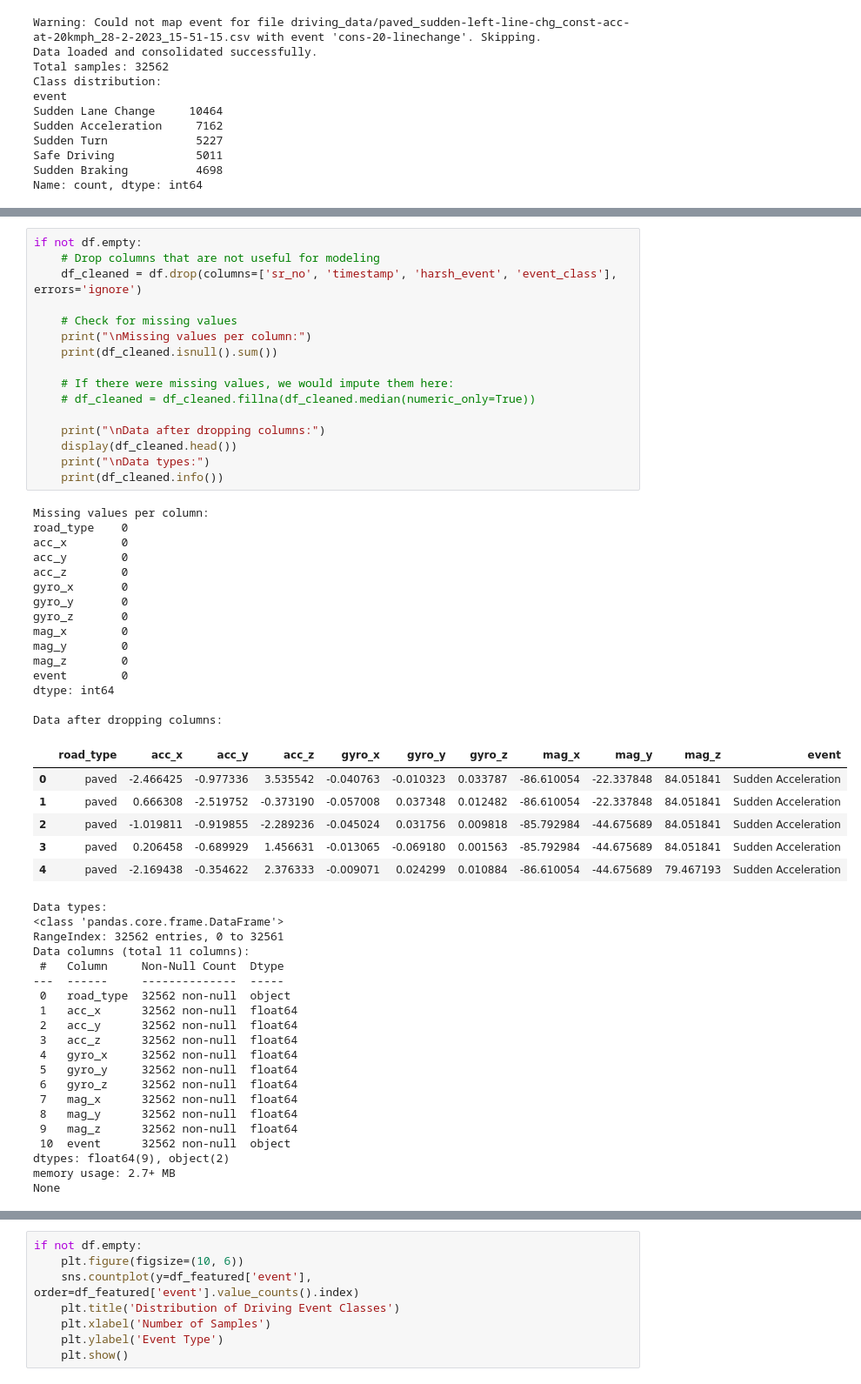
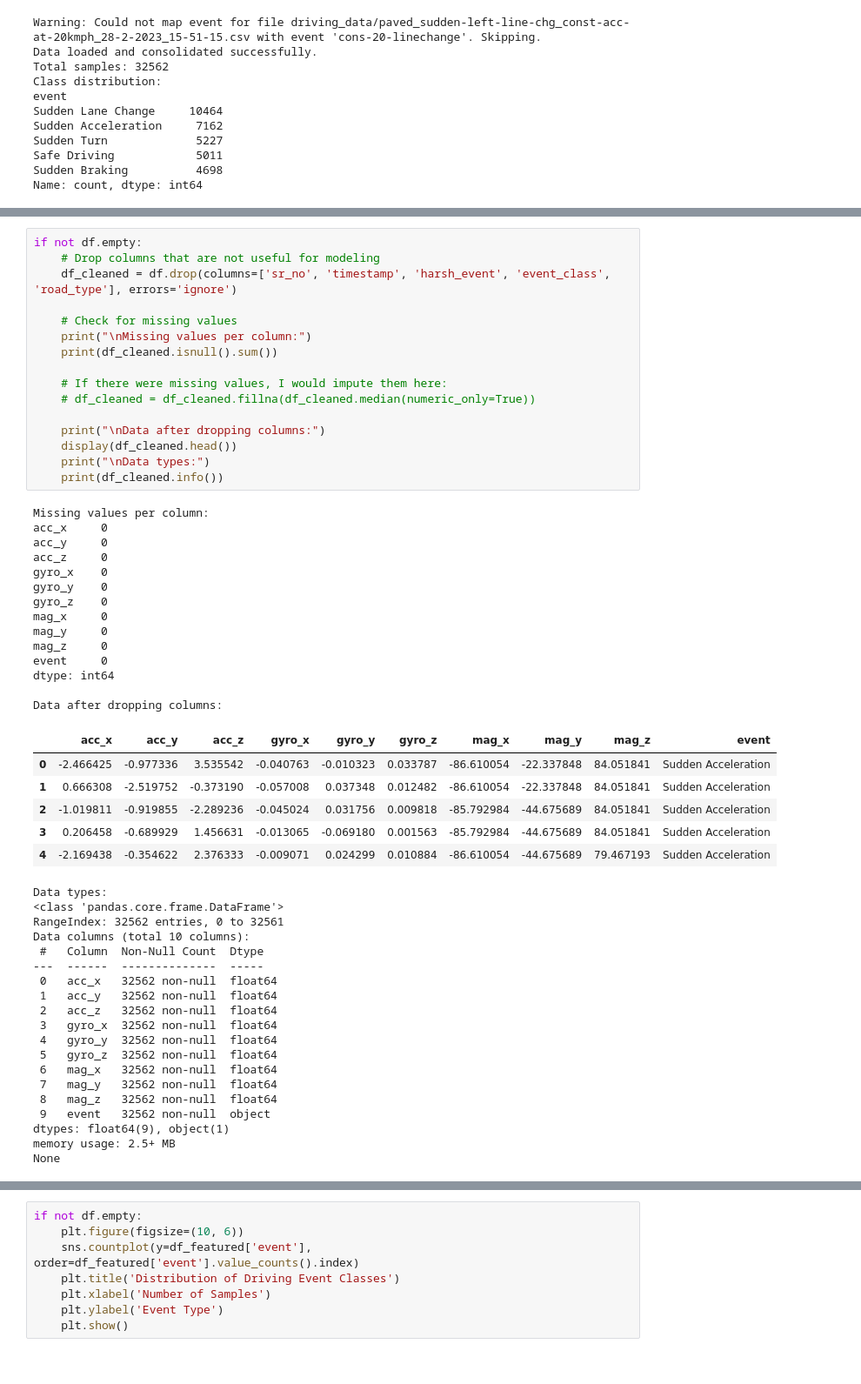
Before and after one commit to keenan-smith/driving-event-classification, a Jupyter notebook: driving_analysis.ipynb, the cells around one changed output, grey strips where cells are left out. Shown at 87% size. Saved outputs shown, nothing was run; the diff lists cells and outputs as text.

```diff
--- a/driving_analysis.ipynb
+++ b/driving_analysis.ipynb
@@ -154,60 +163,58 @@ Prefix: There is more data cleaning and preprocessing that occurs in the loading
 # %%
 if not df.empty:
     # Drop columns that are not useful for modeling
-    df_cleaned = df.drop(columns=['sr_no', 'timestamp', 'harsh_event', 'event_class'], errors='ignore')
+    df_cleaned = df.drop(columns=['sr_no', 'timestamp', 'harsh_event', 'event_class', 'road_type'], errors='ignore')
 
     # Check for missing values
     print("\nMissing values per column:")
     print(df_cleaned.isnull().sum())
 
-    # If there were missing values, we would impute them here:
+    # If there were missing values, I would impute them here:
     # df_cleaned = df_cleaned.fillna(df_cleaned.median(numeric_only=True))
 
     print("\nData after dropping columns:")
     display(df_cleaned.head())
     print("\nData types:")
     print(df_cleaned.info())
 # %% [output]
 Missing values per column:
-road_type    0
-acc_x        0
-acc_y        0
-acc_z        0
-gyro_x       0
-gyro_y       0
-gyro_z       0
-mag_x        0
-mag_y        0
-mag_z        0
-event        0
+acc_x     0
+acc_y     0
+acc_z     0
+gyro_x    0
+gyro_y    0
+gyro_z    0
+mag_x     0
+mag_y     0
+mag_z     0
+event     0
 dtype: int64
 
 Data after dropping columns:
-|  | road_type | acc_x | acc_y | acc_z | gyro_x | gyro_y | gyro_z | mag_x | mag_y | mag_z | event |
-| 0 | paved | -2.466425 | -0.977336 | 3.535542 | -0.040763 | -0.010323 | 0.033787 | -86.610054 | -22.337848 | 84.051841 | Sudden Acceleration |
-| 1 | paved | 0.666308 | -2.519752 | -0.373190 | -0.057008 | 0.037348 | 0.012482 | -86.610054 | -22.337848 | 84.051841 | Sudden Acceleration |
-| 2 | paved | -1.019811 | -0.919855 | -2.289236 | -0.045024 | 0.031756 | 0.009818 | -85.792984 | -44.675689 | 84.051841 | Sudden Acceleration |
-| 3 | paved | 0.206458 | -0.689929 | 1.456631 | -0.013065 | -0.069180 | 0.001563 | -85.792984 | -44.675689 | 84.051841 | Sudden Acceleration |
-| 4 | paved | -2.169438 | -0.354622 | 2.376333 | -0.009071 | 0.024299 | 0.010884 | -86.610054 | -44.675689 | 79.467193 | Sudden Acceleration |
+|  | acc_x | acc_y | acc_z | gyro_x | gyro_y | gyro_z | mag_x | mag_y | mag_z | event |
+| 0 | -2.466425 | -0.977336 | 3.535542 | -0.040763 | -0.010323 | 0.033787 | -86.610054 | -22.337848 | 84.051841 | Sudden Acceleration |
+| 1 | 0.666308 | -2.519752 | -0.373190 | -0.057008 | 0.037348 | 0.012482 | -86.610054 | -22.337848 | 84.051841 | Sudden Acceleration |
+| 2 | -1.019811 | -0.919855 | -2.289236 | -0.045024 | 0.031756 | 0.009818 | -85.792984 | -44.675689 | 84.051841 | Sudden Acceleration |
+| 3 | 0.206458 | -0.689929 | 1.456631 | -0.013065 | -0.069180 | 0.001563 | -85.792984 | -44.675689 | 84.051841 | Sudden Acceleration |
+| 4 | -2.169438 | -0.354622 | 2.376333 | -0.009071 | 0.024299 | 0.010884 | -86.610054 | -44.675689 | 79.467193 | Sudden Acceleration |
 Data types:
 <class 'pandas.core.frame.DataFrame'>
 RangeIndex: 32562 entries, 0 to 32561
-Data columns (total 11 columns):
- #   Column     Non-Null Count  Dtype
----  ------     --------------  -----
- 0   road_type  32562 non-null  object
- 1   acc_x      32562 non-null  float64
- 2   acc_y      32562 non-null  float64
- 3   acc_z      32562 non-null  float64
- 4   gyro_x     32562 non-null  float64
- 5   gyro_y     32562 non-null  float64
- 6   gyro_z     32562 non-null  float64
- 7   mag_x      32562 non-null  float64
- 8   mag_y      32562 non-null  float64
- 9   mag_z      32562 non-null  float64
- 10  event      32562 non-null  object
-dtypes: float64(9), object(2)
-memory usage: 2.7+ MB
+Data columns (total 10 columns):
+ #   Column  Non-Null Count  Dtype
+---  ------  --------------  -----
+ 0   acc_x   32562 non-null  float64
+ 1   acc_y   32562 non-null  float64
+ 2   acc_z   32562 non-null  float64
+ 3   gyro_x  32562 non-null  float64
+ 4   gyro_y  32562 non-null  float64
+ 5   gyro_z  32562 non-null  float64
+ 6   mag_x   32562 non-null  float64
+ 7   mag_y   32562 non-null  float64
+ 8   mag_z   32562 non-null  float64
+ 9   event   32562 non-null  object
+dtypes: float64(9), object(1)
+memory usage: 2.5+ MB
 None
 # %% [markdown]
 ## 3. Feature Engineering
```
Also changed, not shown: parts of 15 cells of this notebook, 2 other files.
